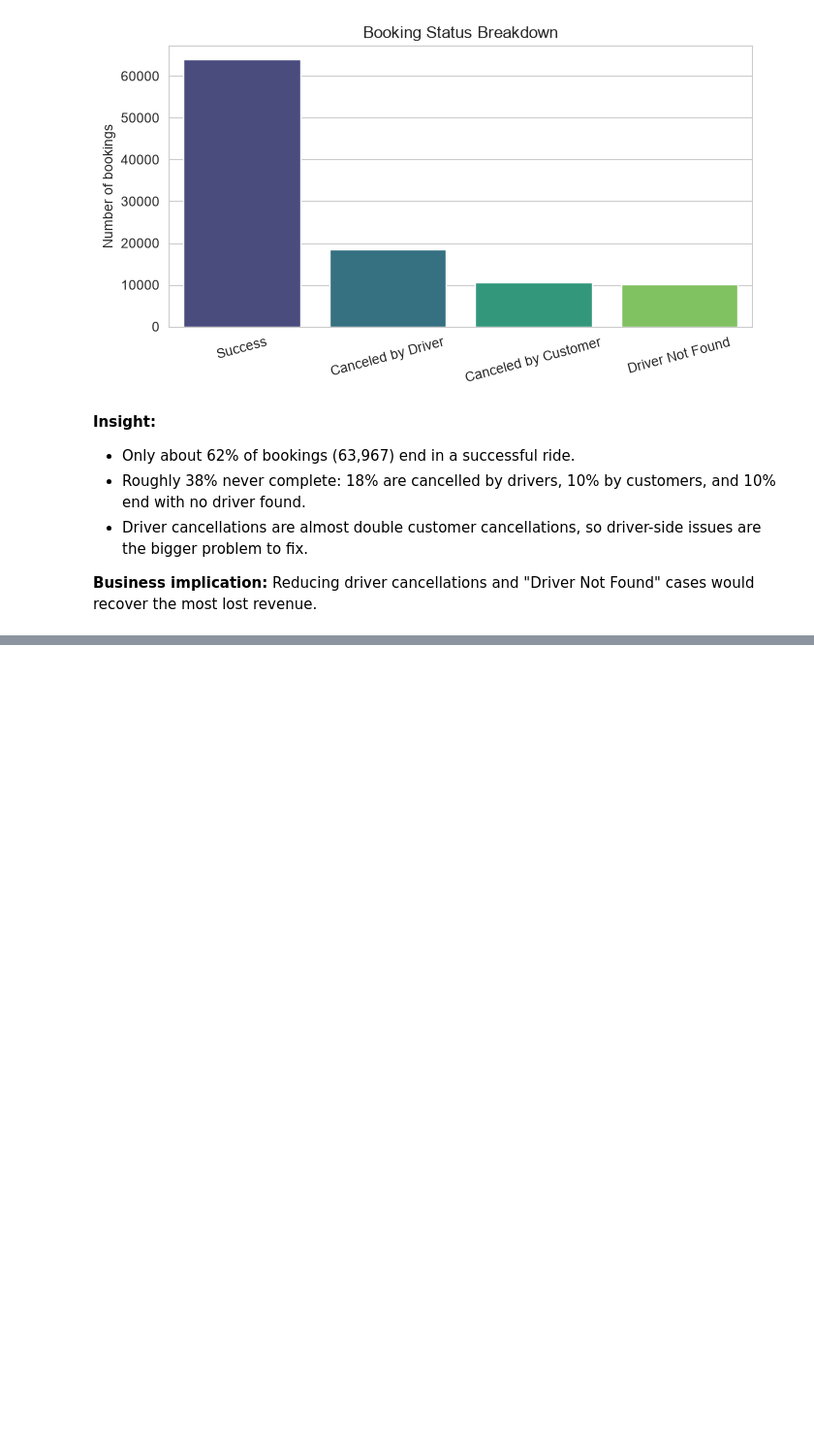
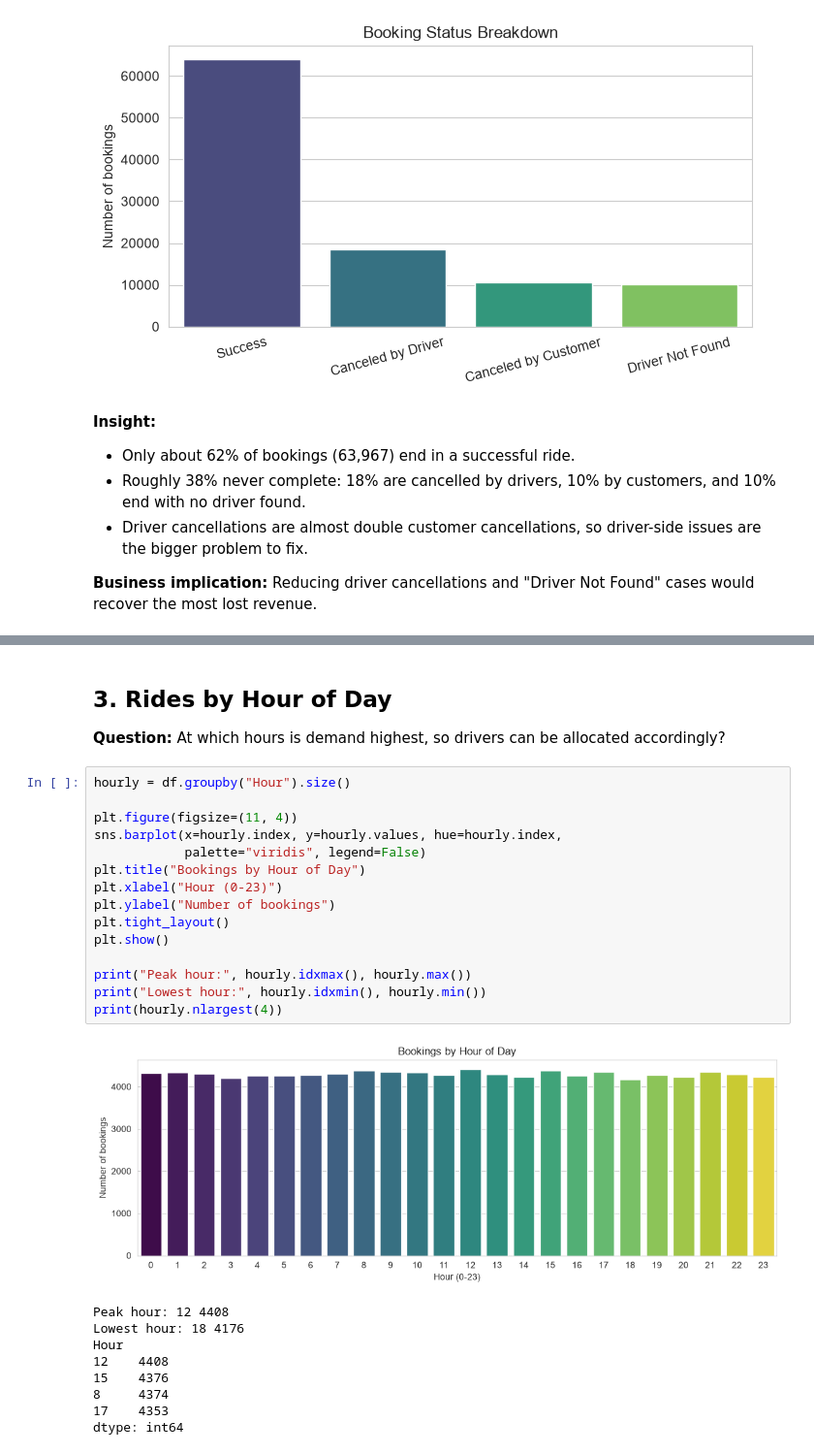
Before and after one commit to stutigoyal8999/Labmentix_Internship_Business-Analytics, a Jupyter notebook: Project-3/notebooks/cleaning_eda.ipynb, the cells around one changed output, grey strips where cells are left out. Shown at 97% size. Drawn from its saved outputs; the diff is of its cells as text; blank space fills up the shorter version.

```diff
--- a/Project-3/notebooks/cleaning_eda.ipynb
+++ b/Project-3/notebooks/cleaning_eda.ipynb
@@ -156,0 +197,29 @@ Name: count, dtype: float64
+# %% [markdown]
+## 3. Rides by Hour of Day
+
+**Question:** At which hours is demand highest, so drivers can be allocated accordingly?
+# %%
+hourly = df.groupby("Hour").size()
+
+plt.figure(figsize=(11, 4))
+sns.barplot(x=hourly.index, y=hourly.values, hue=hourly.index,
+            palette="viridis", legend=False)
+plt.title("Bookings by Hour of Day")
+plt.xlabel("Hour (0-23)")
+plt.ylabel("Number of bookings")
+plt.tight_layout()
+plt.show()
+
+print("Peak hour:", hourly.idxmax(), hourly.max())
+print("Lowest hour:", hourly.idxmin(), hourly.min())
+print(hourly.nlargest(4))
+# %% [output]
+[figure, added]
+Peak hour: 12 4408
+Lowest hour: 18 4176
+Hour
+12    4408
+15    4376
+8     4374
+17    4353
+dtype: int64
```
Also changed, not shown: parts of 4 cells of this notebook.
